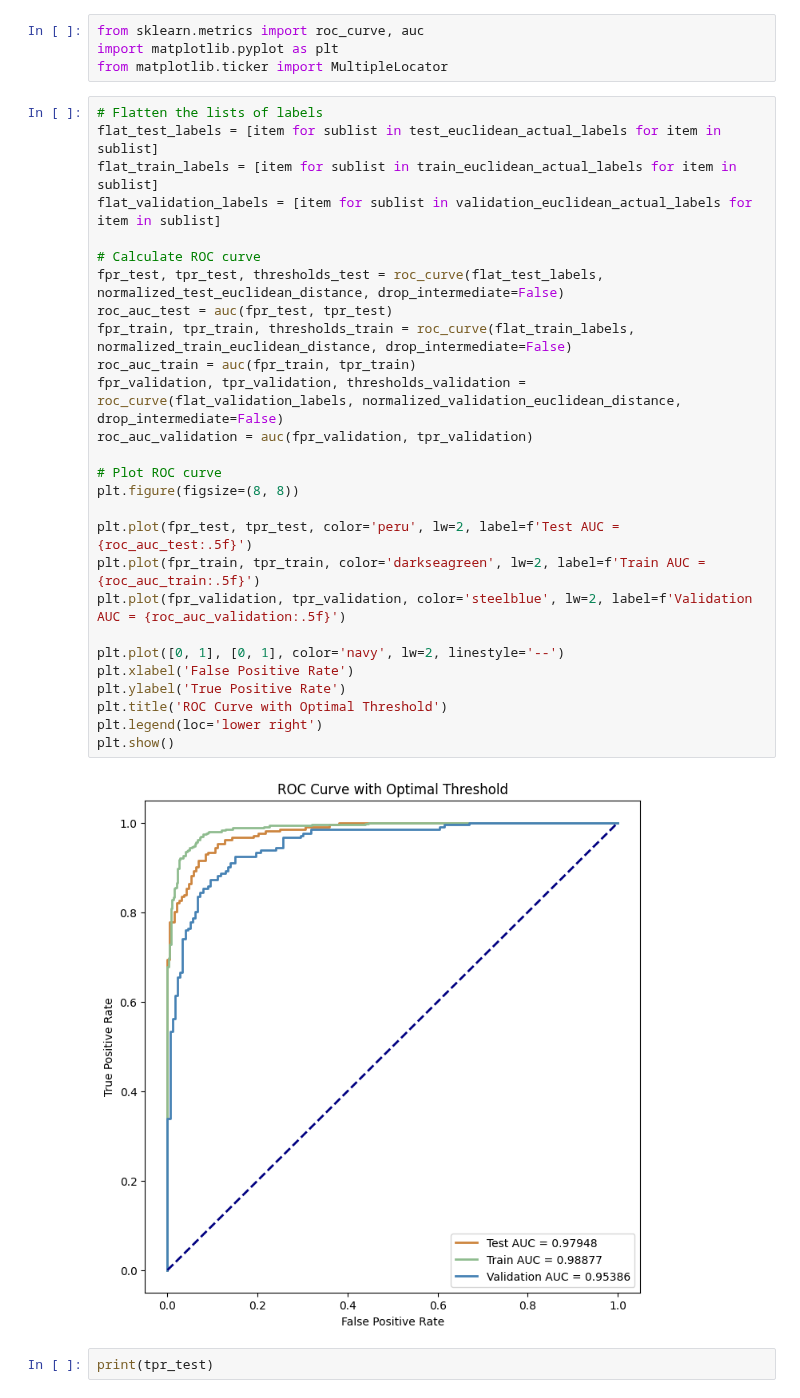
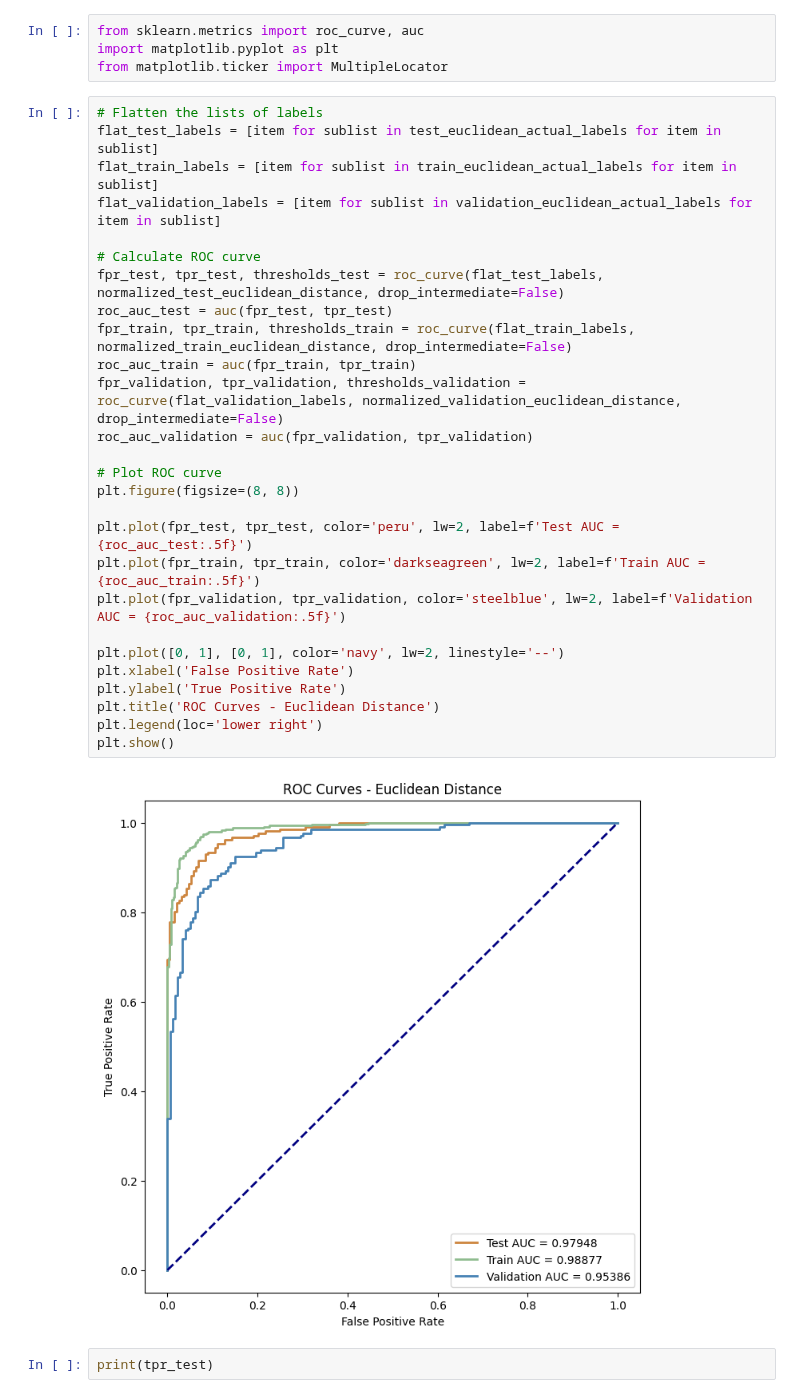
Before and after one commit to AndreChristianto/Signature-Recognition-V3, a Jupyter notebook: vgg16_euc_dist.ipynb, the cells around one changed output. Drawn from its saved outputs; the diff is of its cells as text.

```diff
--- a/vgg16_euc_dist.ipynb
+++ b/vgg16_euc_dist.ipynb
@@ -444,32 +426,32 @@ from matplotlib.ticker import MultipleLocator
 # %%
 # Flatten the lists of labels
 flat_test_labels = [item for sublist in test_euclidean_actual_labels for item in sublist]
 flat_train_labels = [item for sublist in train_euclidean_actual_labels for item in sublist]
 flat_validation_labels = [item for sublist in validation_euclidean_actual_labels for item in sublist]
 
 # Calculate ROC curve
 fpr_test, tpr_test, thresholds_test = roc_curve(flat_test_labels, normalized_test_euclidean_distance, drop_intermediate=False)
 roc_auc_test = auc(fpr_test, tpr_test)
 fpr_train, tpr_train, thresholds_train = roc_curve(flat_train_labels, normalized_train_euclidean_distance, drop_intermediate=False)
 roc_auc_train = auc(fpr_train, tpr_train)
 fpr_validation, tpr_validation, thresholds_validation = roc_curve(flat_validation_labels, normalized_validation_euclidean_distance, drop_intermediate=False)
 roc_auc_validation = auc(fpr_validation, tpr_validation)
 
 # Plot ROC curve
 plt.figure(figsize=(8, 8))
 
 plt.plot(fpr_test, tpr_test, color='peru', lw=2, label=f'Test AUC = {roc_auc_test:.5f}')
 plt.plot(fpr_train, tpr_train, color='darkseagreen', lw=2, label=f'Train AUC = {roc_auc_train:.5f}')
 plt.plot(fpr_validation, tpr_validation, color='steelblue', lw=2, label=f'Validation AUC = {roc_auc_validation:.5f}')
 
 plt.plot([0, 1], [0, 1], color='navy', lw=2, linestyle='--')
 plt.xlabel('False Positive Rate')
 plt.ylabel('True Positive Rate')
-plt.title('ROC Curve with Optimal Threshold')
+plt.title('ROC Curves - Euclidean Distance')
 plt.legend(loc='lower right')
 plt.show()
 # %% [output]
-[figure, old version]
+[figure, new version]
 # %%
 print(tpr_test)
 # %% [output]
```
Also changed, not shown: parts of 2 cells of this notebook, 2 other files.
